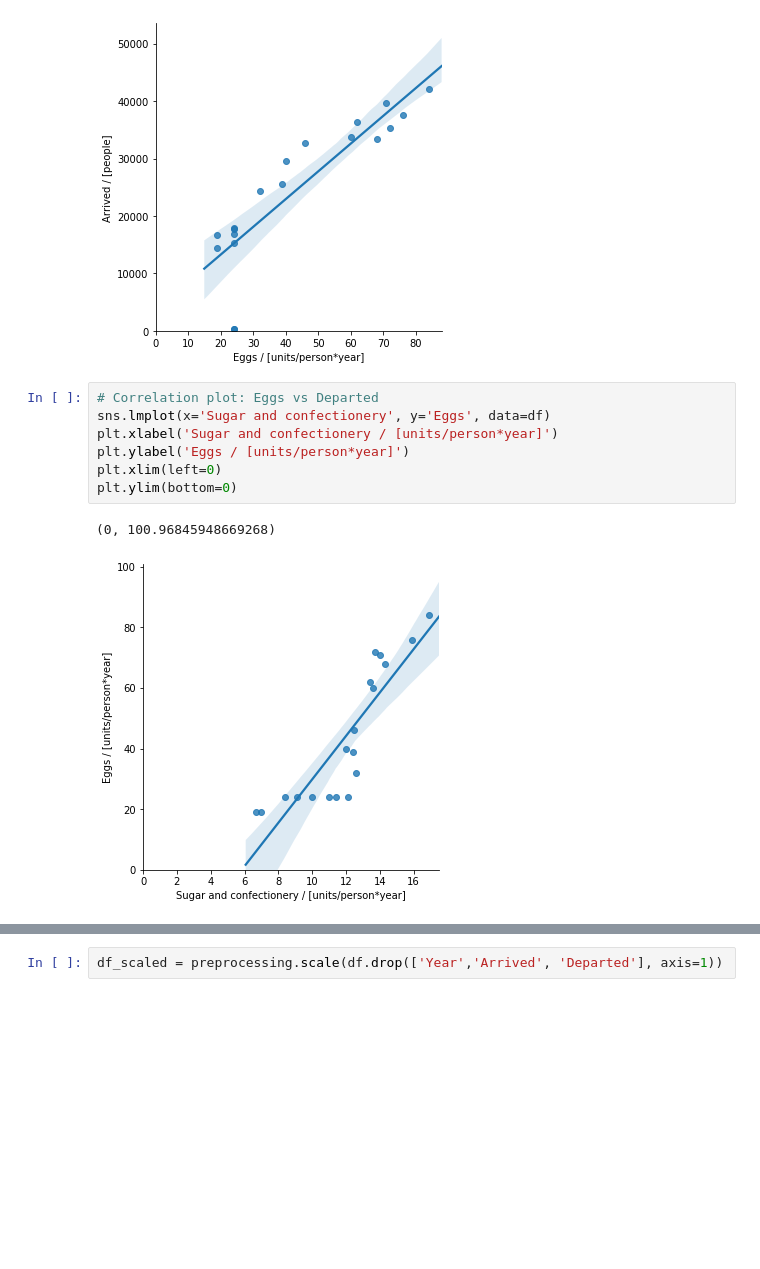
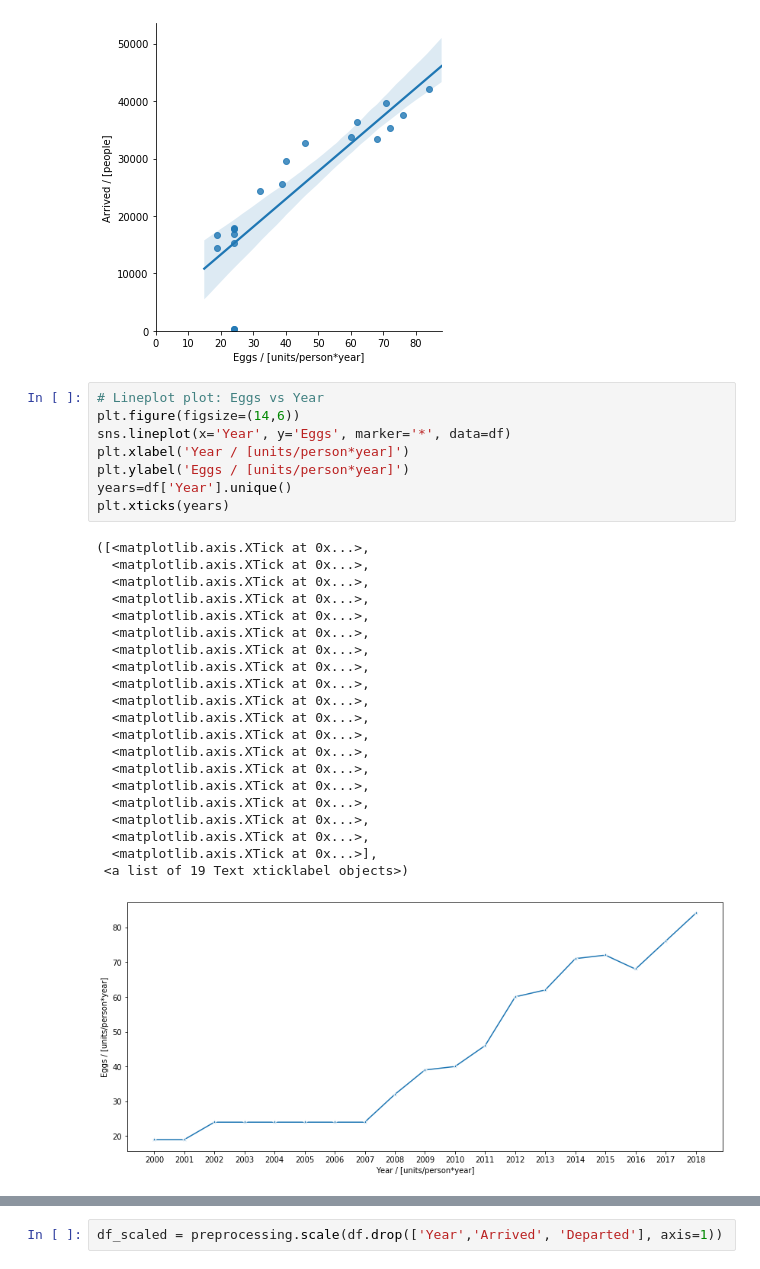
Before and after one commit to AlexandrKachko/numiter, a Jupyter notebook: TJ_Migration_Food_Consumption/TJ Migration and Food Consumption.ipynb, the cells around one changed output, grey strips where cells are left out. Saved outputs shown, nothing was run; the diff lists cells and outputs as text; blank space fills up the shorter version.

```diff
--- a/TJ_Migration_Food_Consumption/TJ Migration and Food Consumption.ipynb
+++ b/TJ_Migration_Food_Consumption/TJ Migration and Food Consumption.ipynb
@@ -120,12 +125,32 @@ plt.ylim(bottom=0)
 (0, 53527.97441966491)
 [figure]
 # %%
-# Correlation plot: Eggs vs Departed
-sns.lmplot(x='Sugar and confectionery', y='Eggs', data=df)
-plt.xlabel('Sugar and confectionery / [units/person*year]')
+# Lineplot plot: Eggs vs Year
+plt.figure(figsize=(14,6))
+sns.lineplot(x='Year', y='Eggs', marker='*', data=df)
+plt.xlabel('Year / [units/person*year]')
 plt.ylabel('Eggs / [units/person*year]')
-plt.xlim(left=0)
-plt.ylim(bottom=0)
+years=df['Year'].unique()
+plt.xticks(years)
 # %% [output]
-(0, 100.96845948669268)
+([<matplotlib.axis.XTick at 0x...>,
+  <matplotlib.axis.XTick at 0x...>,
+  <matplotlib.axis.XTick at 0x...>,
+  <matplotlib.axis.XTick at 0x...>,
+  <matplotlib.axis.XTick at 0x...>,
+  <matplotlib.axis.XTick at 0x...>,
+  <matplotlib.axis.XTick at 0x...>,
+  <matplotlib.axis.XTick at 0x...>,
+  <matplotlib.axis.XTick at 0x...>,
+  <matplotlib.axis.XTick at 0x...>,
+  <matplotlib.axis.XTick at 0x...>,
+  <matplotlib.axis.XTick at 0x...>,
+  <matplotlib.axis.XTick at 0x...>,
+  <matplotlib.axis.XTick at 0x...>,
+  <matplotlib.axis.XTick at 0x...>,
+  <matplotlib.axis.XTick at 0x...>,
+  <matplotlib.axis.XTick at 0x...>,
+  <matplotlib.axis.XTick at 0x...>,
+  <matplotlib.axis.XTick at 0x...>],
+ <a list of 19 Text xticklabel objects>)
-[figure, old version]
+[figure, new version]
```
Also changed, not shown: parts of 19 cells of this notebook.
